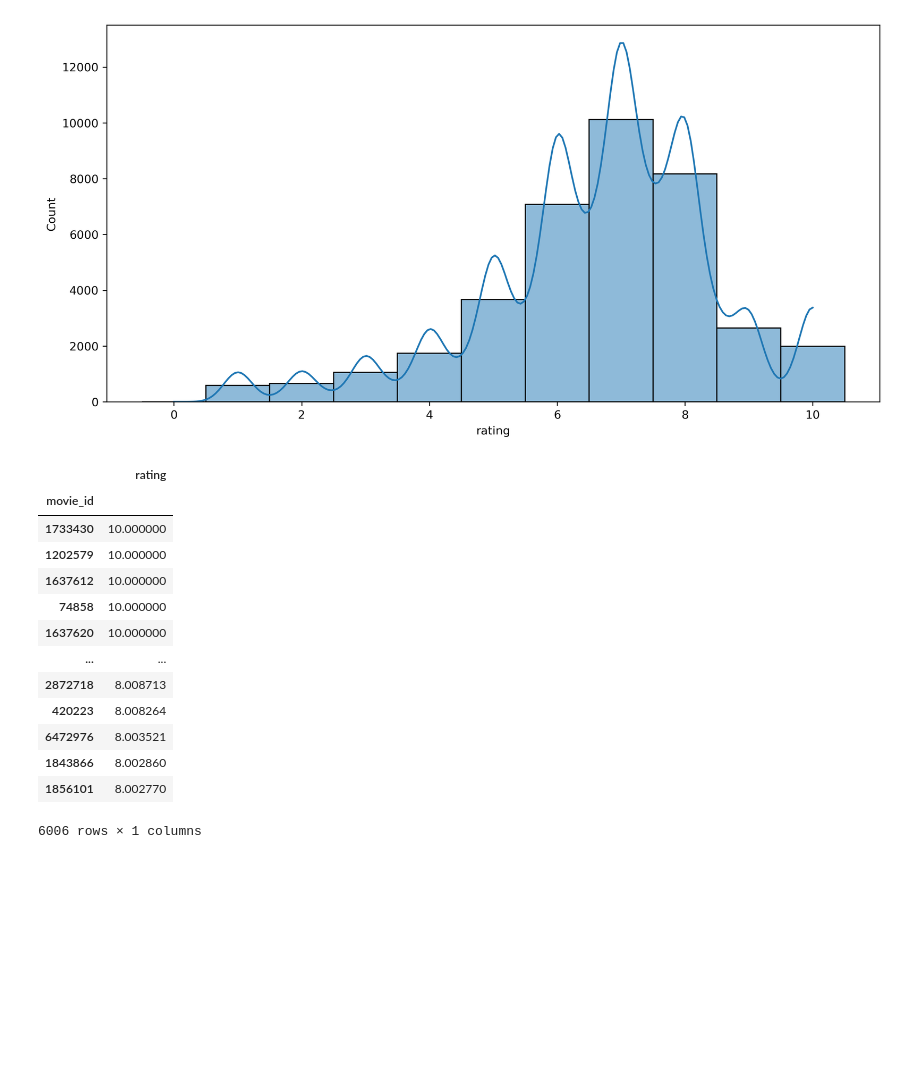
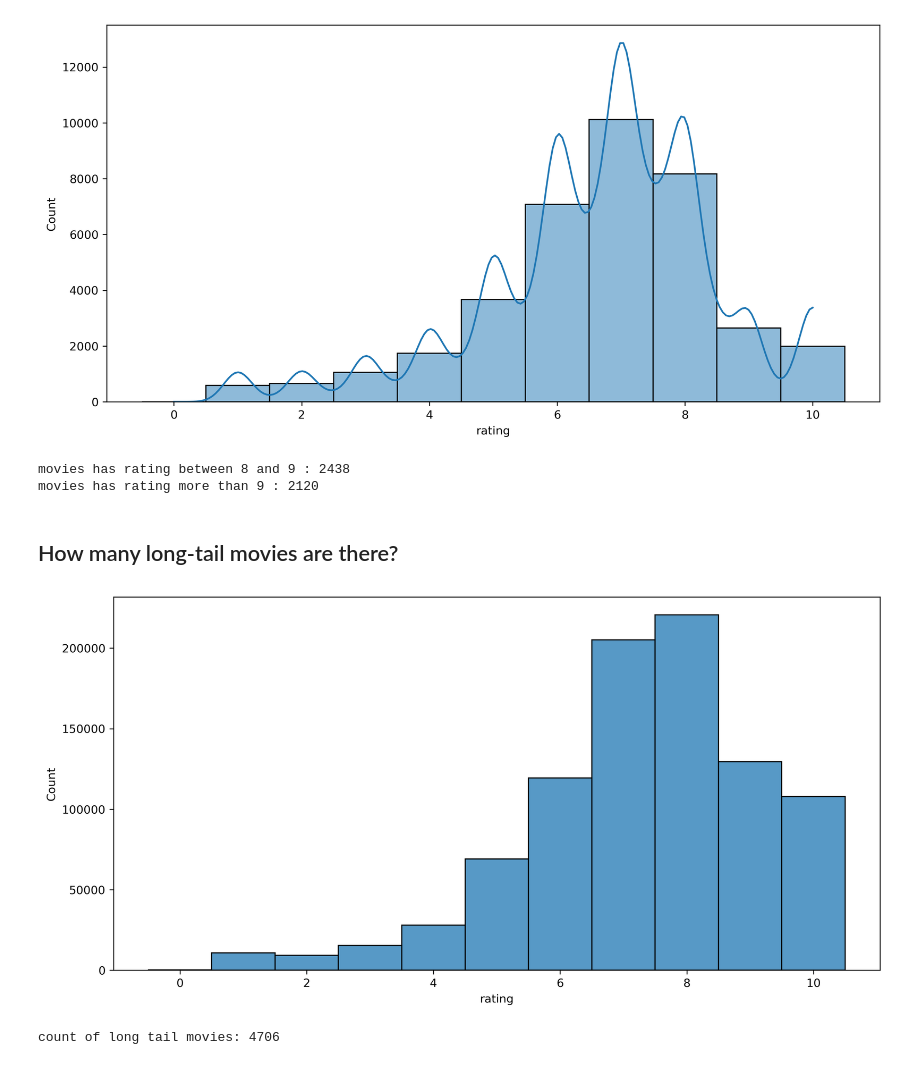
Before and after one commit to ashen007/Movie_Recommender_system, a Jupyter notebook: notebooks/ratings analysis.ipynb, the cells around one changed output. Cells and saved outputs as stored; diff of their text form; code cells hidden in the pictures; blank space fills up the shorter version.

Commit message:
How many long-tail movies are there?

```diff
--- a/notebooks/ratings analysis.ipynb
+++ b/notebooks/ratings analysis.ipynb
@@ -126,20 +126,22 @@ sns.histplot(x=rating_by_movie['rating'], kde=True, discrete=True, bins=10)
 plt.show()
 # %% [output]
 [figure]
-# %%
-rating_by_movie[rating_by_movie['rating'] > 8]
-# %% [output]
-|  | rating |
-| movie_id |  |
-| 1733430 | 10.000000 |
-| 1202579 | 10.000000 |
-| 1637612 | 10.000000 |
-| 74858 | 10.000000 |
-| 1637620 | 10.000000 |
-| ... | ... |
-| 2872718 | 8.008713 |
-| 420223 | 8.008264 |
-| 6472976 | 8.003521 |
-| 1843866 | 8.002860 |
-| 1856101 | 8.002770 |
-6006 rows × 1 columns
+# %%
+print(
+    f"movies has rating between 8 and 9 : {rating_by_movie[(rating_by_movie['rating'] < 9) & (rating_by_movie['rating'] > 8)].shape[0]}\n"
+    f"movies has rating more than 9 : {rating_by_movie[rating_by_movie['rating'] > 9].shape[0]}")
+# %% [output]
+movies has rating between 8 and 9 : 2438
+movies has rating more than 9 : 2120
+# %% [markdown]
+## How many long-tail movies are there?
+# %%
+plt.figure(figsize=[12, 6], dpi=300)
+sns.histplot(x=rating_data['rating'], discrete=True, bins=10)
+plt.show()
+# %% [output]
+[figure, added]
+# %%
+print(f"count of long tail movies: {rating_by_movie[rating_by_movie['rating'] < 5].shape[0]}")
+# %% [output]
+count of long tail movies: 4706
```
